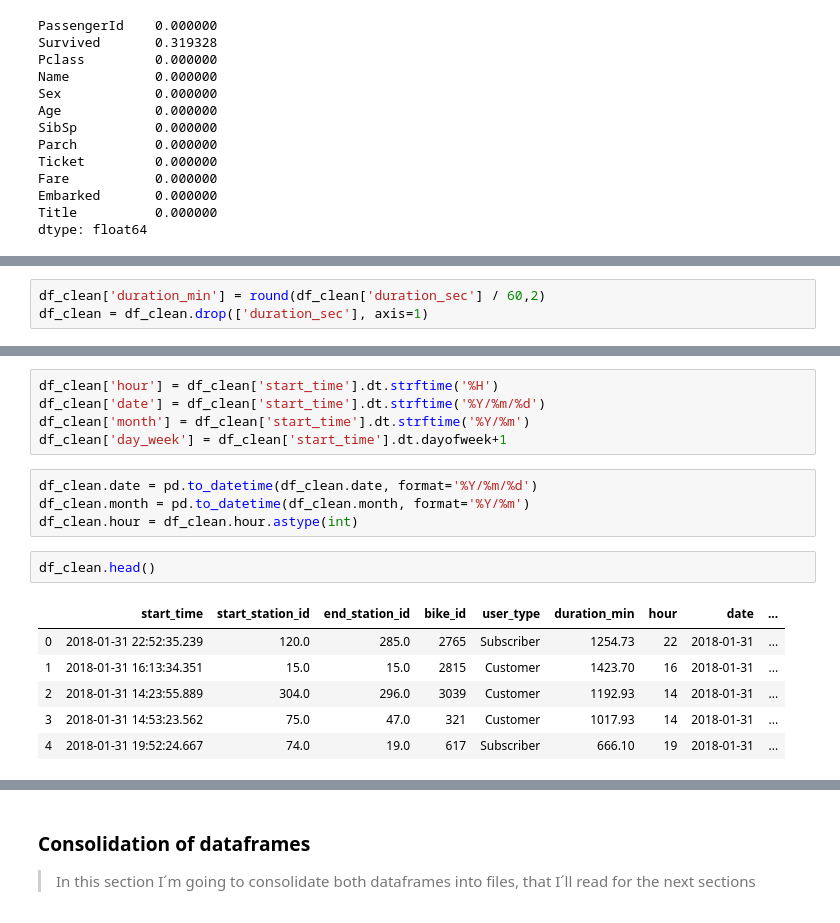
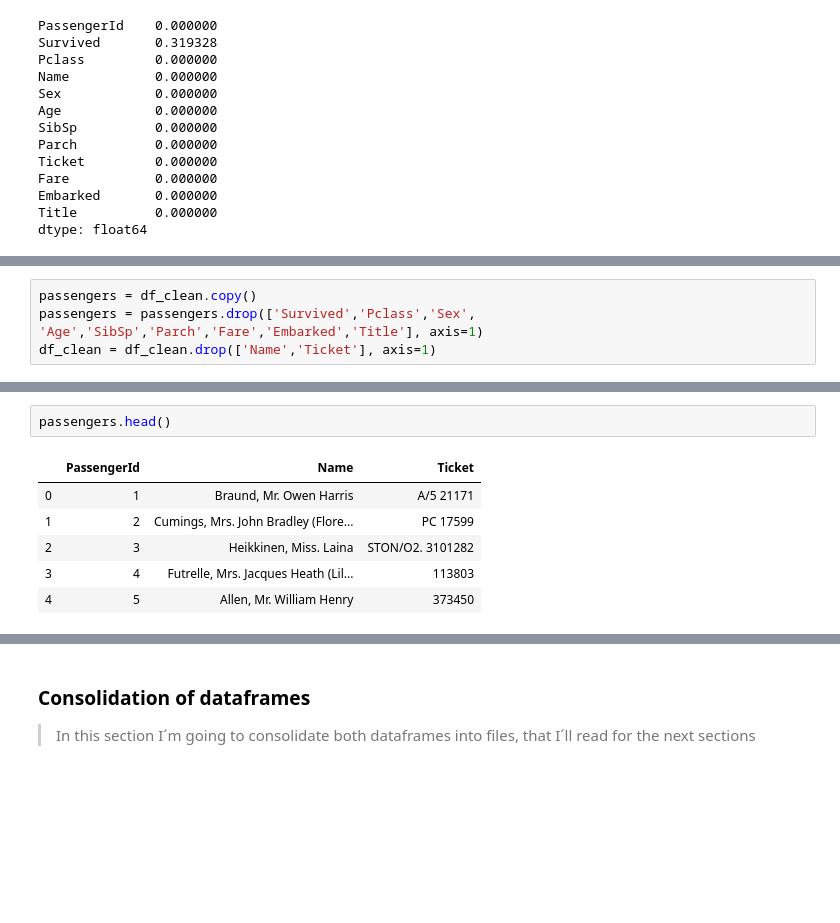
Before and after one commit to canceleiro/Titanic-Disaster, a Jupyter notebook: Titanic_Disaster.ipynb, the cells around one changed output, grey strips where cells are left out. Cells and saved outputs as stored; diff of their text form; blank space fills up the shorter version.

Commit message:
END OF CLEANING AND DATA CONSOLIDATION - Move redundant columns to other dataframe - Consolidation of both dataframes to files

```diff
--- a/Titanic_Disaster.ipynb
+++ b/Titanic_Disaster.ipynb
@@ -330,6 +337,7 @@ df_clean.head()
-# %%
-df_clean['duration_min'] = round(df_clean['duration_sec'] / 60,2)
-df_clean = df_clean.drop(['duration_sec'], axis=1)
+# %%
+passengers = df_clean.copy()
+passengers = passengers.drop(['Survived','Pclass','Sex', 'Age','SibSp','Parch','Fare','Embarked','Title'], axis=1)
+df_clean = df_clean.drop(['Name','Ticket'], axis=1)
 # %%
 df_clean.head()
 # %% [output]
@@ -348,18 +350,9 @@ df_clean.head()
-# %%
-df_clean['hour'] = df_clean['start_time'].dt.strftime('%H')
-df_clean['date'] = df_clean['start_time'].dt.strftime('%Y/%m/%d')
-df_clean['month'] = df_clean['start_time'].dt.strftime('%Y/%m')
-df_clean['day_week'] = df_clean['start_time'].dt.dayofweek+1
-# %%
-df_clean.date = pd.to_datetime(df_clean.date, format='%Y/%m/%d')
-df_clean.month = pd.to_datetime(df_clean.month, format='%Y/%m')
-df_clean.hour = df_clean.hour.astype(int)
 # %%
-df_clean.head()
+passengers.head()
 # %% [output]
-|  | start_time | start_station_id | end_station_id | bike_id | user_type | duration_min | hour | date | ... |
-| 0 | 2018-01-31 22:52:35.239 | 120.0 | 285.0 | 2765 | Subscriber | 1254.73 | 22 | 2018-01-31 | ... |
-| 1 | 2018-01-31 16:13:34.351 | 15.0 | 15.0 | 2815 | Customer | 1423.70 | 16 | 2018-01-31 | ... |
-| 2 | 2018-01-31 14:23:55.889 | 304.0 | 296.0 | 3039 | Customer | 1192.93 | 14 | 2018-01-31 | ... |
-| 3 | 2018-01-31 14:53:23.562 | 75.0 | 47.0 | 321 | Customer | 1017.93 | 14 | 2018-01-31 | ... |
-| 4 | 2018-01-31 19:52:24.667 | 74.0 | 19.0 | 617 | Subscriber | 666.10 | 19 | 2018-01-31 | ... |
+|  | PassengerId | Name | Ticket |
+| 0 | 1 | Braund, Mr. Owen Harris | A/5 21171 |
+| 1 | 2 | Cumings, Mrs. John Bradley (Flore... | PC 17599 |
+| 2 | 3 | Heikkinen, Miss. Laina | STON/O2. 3101282 |
+| 3 | 4 | Futrelle, Mrs. Jacques Heath (Lil... | 113803 |
+| 4 | 5 | Allen, Mr. William Henry | 373450 |
```
Also changed, not shown: parts of 19 cells of this notebook.
